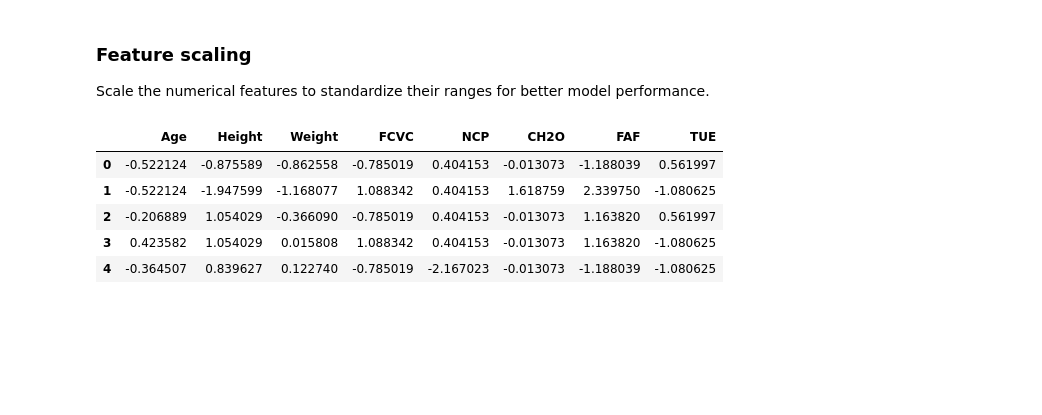
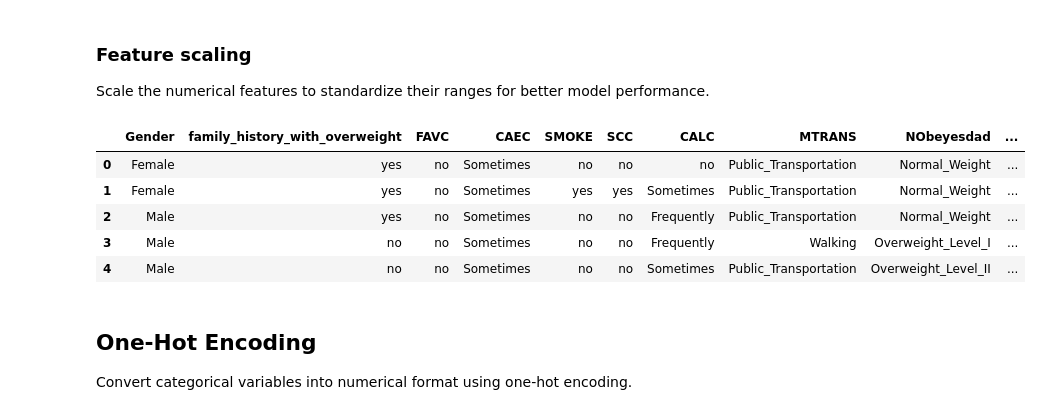
Before and after one commit to VishSeran/machine-learning-models, a Jupyter notebook: logistic-regression-model/multiclass-classification.ipynb, the cells around one changed output. Saved outputs shown, nothing was run; the diff lists cells and outputs as text; code cells hidden in the pictures; blank space fills up the shorter version.

Commit message:
Data set one hot encoded

```diff
--- a/logistic-regression-model/multiclass-classification.ipynb
+++ b/logistic-regression-model/multiclass-classification.ipynb
@@ -110,23 +110,26 @@ Scale the numerical features to standardize their ranges for better model perfor
 # %%
 from sklearn.preprocessing import StandardScaler
 
 #set column names to a list
 continous_columns = df.select_dtypes(include=['float64']).columns.to_list()
 
 scaler = StandardScaler()
 
 scaled_features = scaler.fit_transform(df[continous_columns])
 
 scaled_df = pd.DataFrame(scaled_features, columns=scaler.get_feature_names_out(continous_columns))
 
 # concat the scaled dataframe to initial dataframe
 
 scaled_data = pd.concat([df.drop(columns=continous_columns),scaled_df], axis=1)
-scaled_df.head()
+scaled_data.head()
 # %% [output]
-|  | Age | Height | Weight | FCVC | NCP | CH2O | FAF | TUE |
-| 0 | -0.522124 | -0.875589 | -0.862558 | -0.785019 | 0.404153 | -0.013073 | -1.188039 | 0.561997 |
-| 1 | -0.522124 | -1.947599 | -1.168077 | 1.088342 | 0.404153 | 1.618759 | 2.339750 | -1.080625 |
-| 2 | -0.206889 | 1.054029 | -0.366090 | -0.785019 | 0.404153 | -0.013073 | 1.163820 | 0.561997 |
-| 3 | 0.423582 | 1.054029 | 0.015808 | 1.088342 | 0.404153 | -0.013073 | 1.163820 | -1.080625 |
-| 4 | -0.364507 | 0.839627 | 0.122740 | -0.785019 | -2.167023 | -0.013073 | -1.188039 | -1.080625 |
+|  | Gender | family_history_with_overweight | FAVC | CAEC | SMOKE | SCC | CALC | MTRANS | NObeyesdad | ... |
+| 0 | Female | yes | no | Sometimes | no | no | no | Public_Transportation | Normal_Weight | ... |
+| 1 | Female | yes | no | Sometimes | yes | yes | Sometimes | Public_Transportation | Normal_Weight | ... |
+| 2 | Male | yes | no | Sometimes | no | no | Frequently | Public_Transportation | Normal_Weight | ... |
+| 3 | Male | no | no | Sometimes | no | no | Frequently | Walking | Overweight_Level_I | ... |
+| 4 | Male | no | no | Sometimes | no | no | Sometimes | Public_Transportation | Overweight_Level_II | ... |
+# %% [markdown]
+## One-Hot Encoding
+Convert categorical variables into numerical format using one-hot encoding.
```
Also changed, not shown: parts of 2 cells of this notebook.
